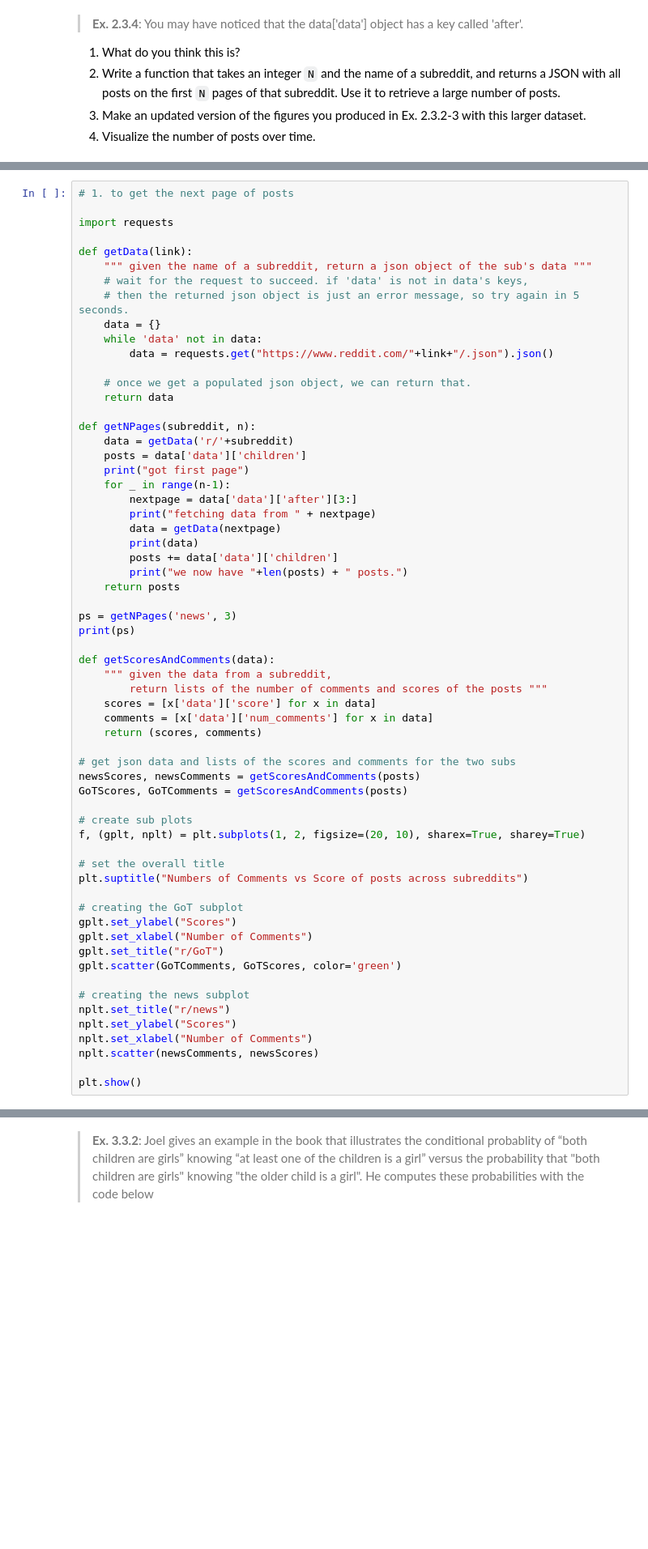
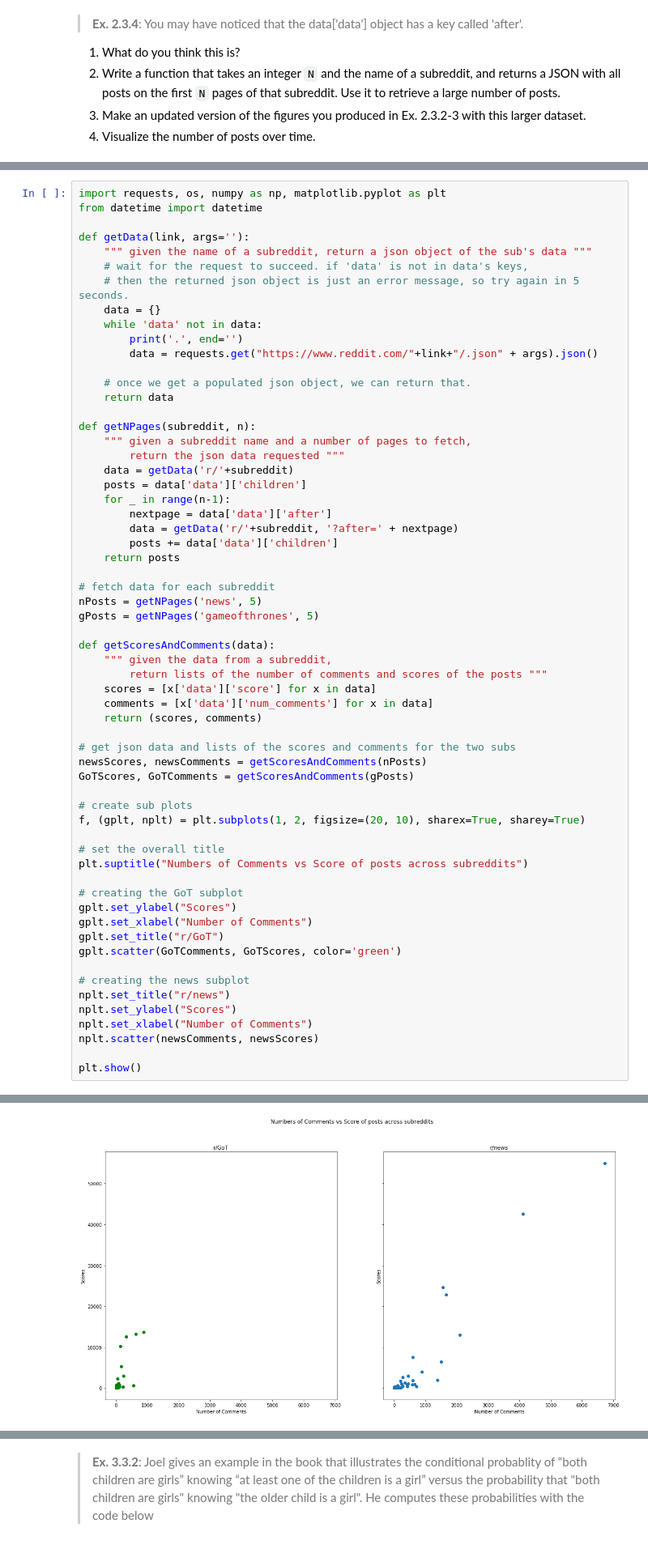
Before and after one commit to DrewMcArthur/computational_analysis_of_big_data_2017, a Jupyter notebook: assignments/assignment1.ipynb, the cells around one changed output, grey strips where cells are left out. Shown: that part at 81% size. Drawn from its saved outputs; the diff is of its cells as text; blank space fills up the shorter version.

```diff
--- a/assignments/assignment1.ipynb
+++ b/assignments/assignment1.ipynb
@@ -16,34 +20,33 @@
 # %%
-# 1. to get the next page of posts
+import requests, os, numpy as np, matplotlib.pyplot as plt
+from datetime import datetime
 
-import requests
-
-def getData(link):
+def getData(link, args=''):
     """ given the name of a subreddit, return a json object of the sub's data """
     # wait for the request to succeed. if 'data' is not in data's keys,
     # then the returned json object is just an error message, so try again in 5 seconds.
     data = {}
     while 'data' not in data:
-        data = requests.get("https://www.reddit.com/"+link+"/.json").json()
+        print('.', end='')
+        data = requests.get("https://www.reddit.com/"+link+"/.json" + args).json()
 
     # once we get a populated json object, we can return that.
     return data
 
 def getNPages(subreddit, n):
+    """ given a subreddit name and a number of pages to fetch,
+        return the json data requested """
     data = getData('r/'+subreddit)
     posts = data['data']['children']
-    print("got first page")
     for _ in range(n-1):
-        nextpage = data['data']['after'][3:]
-        print("fetching data from " + nextpage)
-        data = getData(nextpage)
-        print(data)
+        nextpage = data['data']['after']
+        data = getData('r/'+subreddit, '?after=' + nextpage)
         posts += data['data']['children']
-        print("we now have "+len(posts) + " posts.")
     return posts
 
-ps = getNPages('news', 3)
-print(ps)
+# fetch data for each subreddit
+nPosts = getNPages('news', 5)
+gPosts = getNPages('gameofthrones', 5)
 
 def getScoresAndComments(data):
     """ given the data from a subreddit,
@@ -53,8 +56,8 @@ def getScoresAndComments(data):
     return (scores, comments)
 
 # get json data and lists of the scores and comments for the two subs
-newsScores, newsComments = getScoresAndComments(posts)
-GoTScores, GoTComments = getScoresAndComments(posts)
+newsScores, newsComments = getScoresAndComments(nPosts)
+GoTScores, GoTComments = getScoresAndComments(gPosts)
 
 # create sub plots
 f, (gplt, nplt) = plt.subplots(1, 2, figsize=(20, 10), sharex=True, sharey=True)
@@ -75,3 +78,4 @@ nplt.set_xlabel("Number of Comments")
 nplt.scatter(newsComments, newsScores)
 
 plt.show()
+# %% [output]
@@ -77,0 +83 @@ plt.show()
+[figure, added]
```
Also changed, not shown: parts of 25 cells of this notebook, 1 other file.
